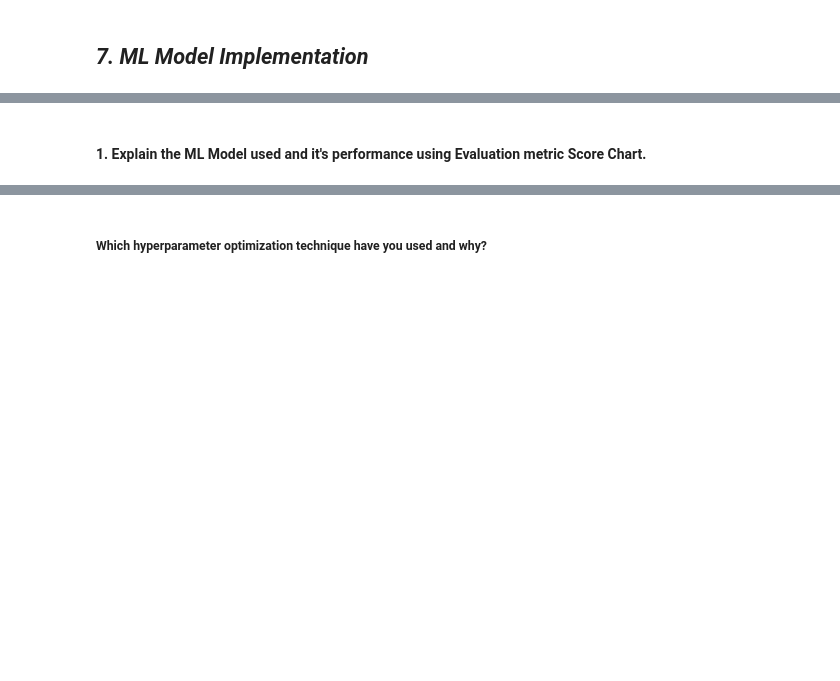
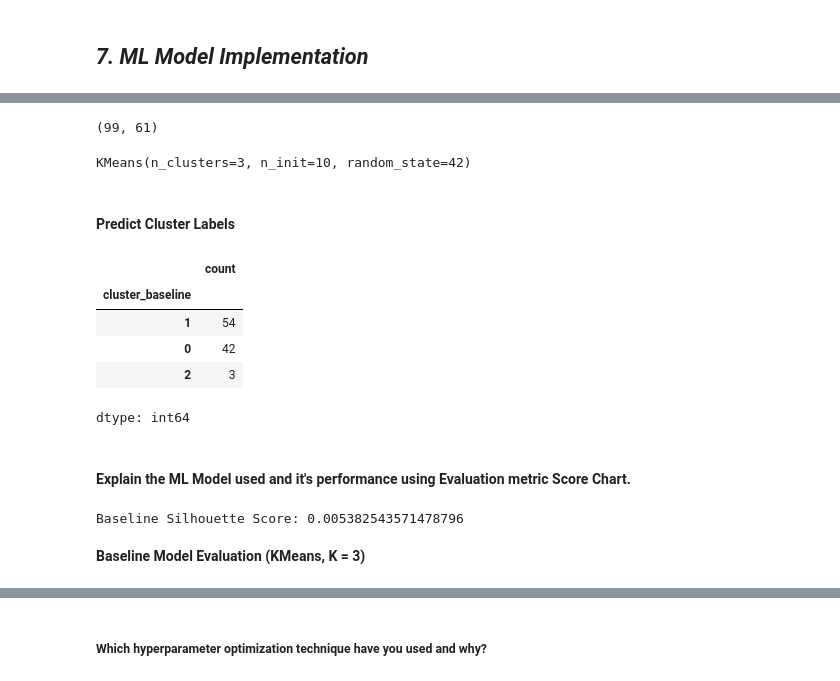
Before and after one commit to Sagarjain93/Machine-Learning-Portfolio, a Jupyter notebook: 03_ML_Practice/Zomato_Restaurant_Clustering/notebook/03_ML_Clustering.ipynb, the cells around one changed output, grey strips where cells are left out. Saved outputs shown, nothing was run; the diff lists cells and outputs as text; code cells hidden in the pictures; blank space fills up the shorter version.

```diff
--- a/03_ML_Practice/Zomato_Restaurant_Clustering/notebook/03_ML_Clustering.ipynb
+++ b/03_ML_Practice/Zomato_Restaurant_Clustering/notebook/03_ML_Clustering.ipynb
@@ -3174,3 +3227,31 @@ Techniques like SMOTE, oversampling, or undersampling are used in supervised cla
+# %%
+# Fit the Algorithm
+X = scaled_features_df.drop("restaurant", axis=1)
+
+print(X.shape)
+# %% [output]
+(99, 61)
+# %%
+kmeans_baseline = KMeans(n_clusters=3, random_state=42, n_init=10)
+
+kmeans_baseline.fit(X)
+# %% [output]
+KMeans(n_clusters=3, n_init=10, random_state=42)
+# %% [markdown]
+#### **Predict Cluster Labels**
+# %%
+baseline_labels = kmeans_baseline.predict(X)
+
+scaled_features_df["cluster_baseline"] = baseline_labels
+
+scaled_features_df["cluster_baseline"].value_counts()
+# %% [output]
+|  | count |
+| cluster_baseline |  |
+| 1 | 54 |
+| 0 | 42 |
+| 2 | 3 |
+dtype: int64
 # %%
 # ML Model - 1 Implementation
 
@@ -3178,6 +3259,14 @@ Techniques like SMOTE, oversampling, or undersampling are used in supervised cla
 
 # Predict on the model
 # %% [markdown]
-#### 1. Explain the ML Model used and it's performance using Evaluation metric Score Chart.
+#### **Explain the ML Model used and it's performance using Evaluation metric Score Chart.**
 # %%
 # Visualizing evaluation Metric Score chart
+
+sil_score = silhouette_score(X, baseline_labels)
+
+print("Baseline Silhouette Score:", sil_score)
+# %% [output]
+Baseline Silhouette Score: 0.005382543571478796
+# %% [markdown]
+**Baseline Model Evaluation (KMeans, K = 3)**
```
Also changed, not shown: parts of 9 cells of this notebook.
